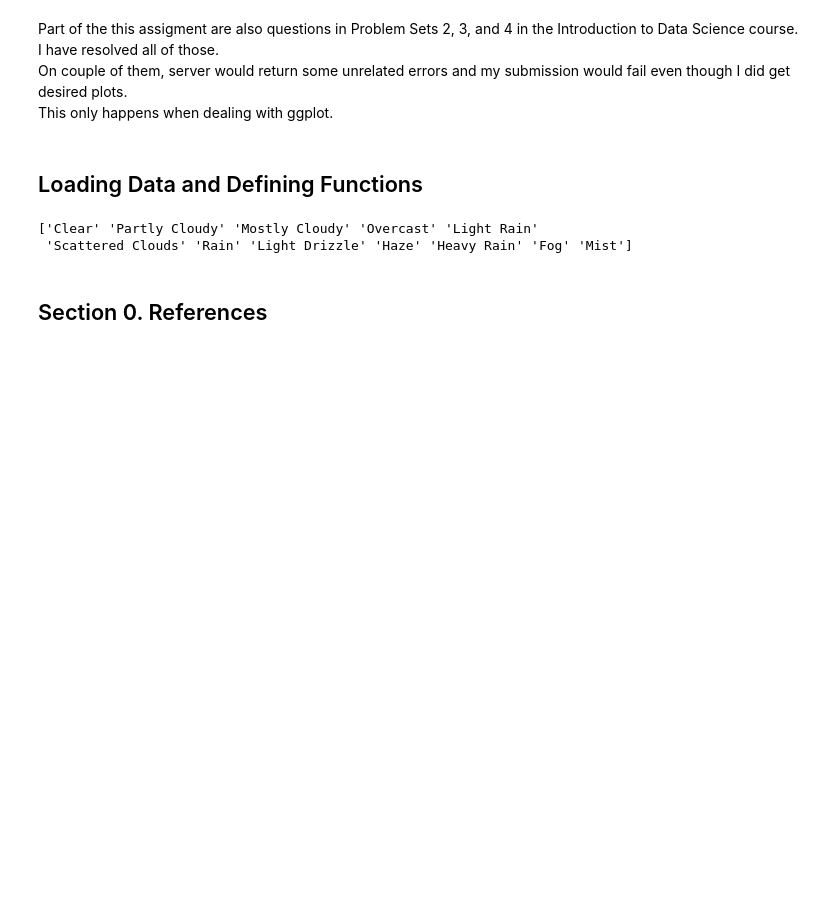
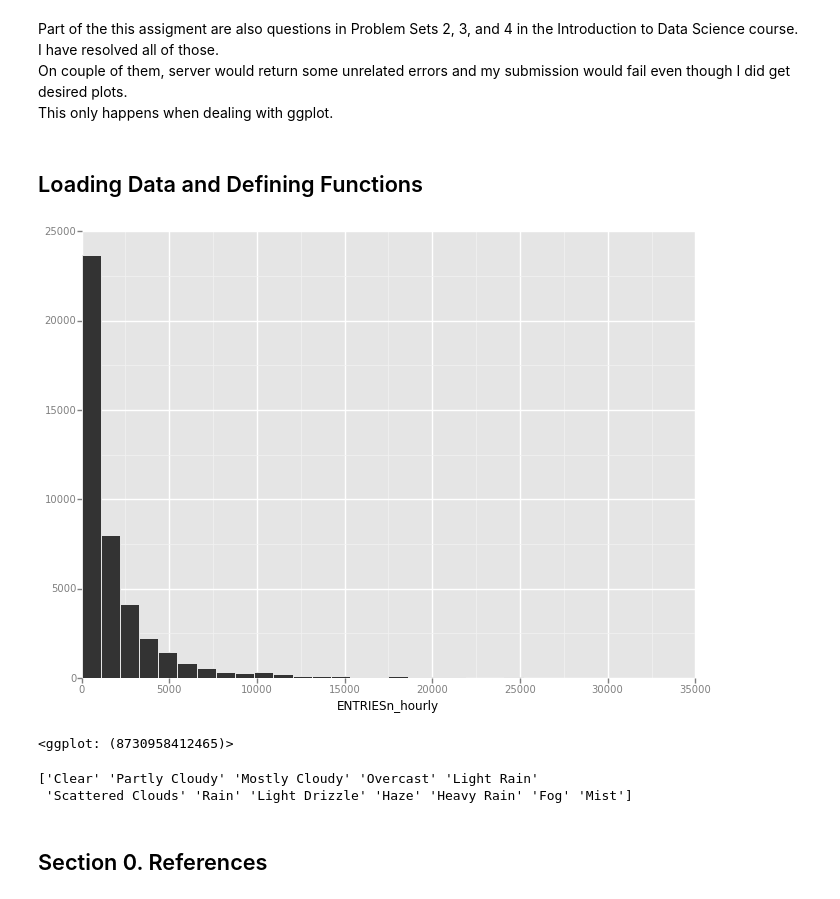
Before and after one commit to Manyizi101/nanodegree, a Jupyter notebook: 002-nyc-subway/dev/nyc-subway.ipynb, the cells around one changed output. Drawn from its saved outputs; the diff is of its cells as text; code cells hidden in the pictures; blank space fills up the shorter version.

Commit message:
fixed bug with ggplot, added some histograms and insights

```diff
--- a/002-nyc-subway/dev/nyc-subway.ipynb
+++ b/002-nyc-subway/dev/nyc-subway.ipynb
@@ -17,15 +17,19 @@ This only happens when dealing with ggplot.
 # %%
 import numpy as np
 import pandas
 import pandasql
 from sklearn.linear_model import SGDRegressor
 import scipy
 from ggplot import *
 %matplotlib inline
 
 pandas.set_option('display.max_columns', None)
 data = pandas.read_csv('data/weather.csv')
 #print data.head()
+ggplot(data, aes(x="ENTRIESn_hourly")) + geom_histogram()
+# %% [output]
+[figure, added]
+<ggplot: (8730958412465)>
 # %%
 def linear_regression(features, values):
     model = SGDRegressor()
```
Also changed, not shown: parts of 3 cells of this notebook.
